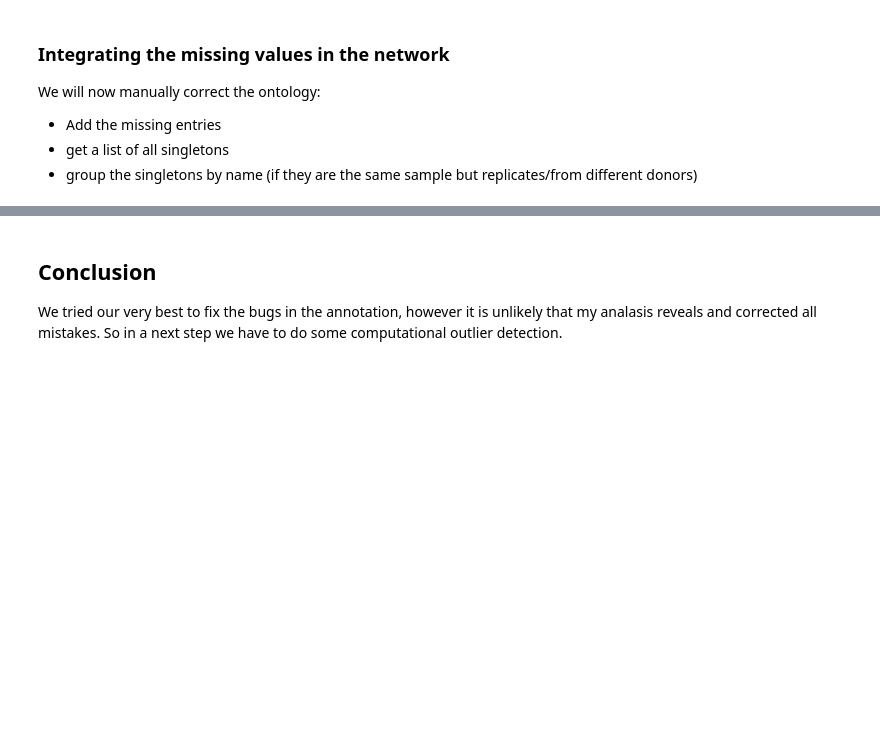
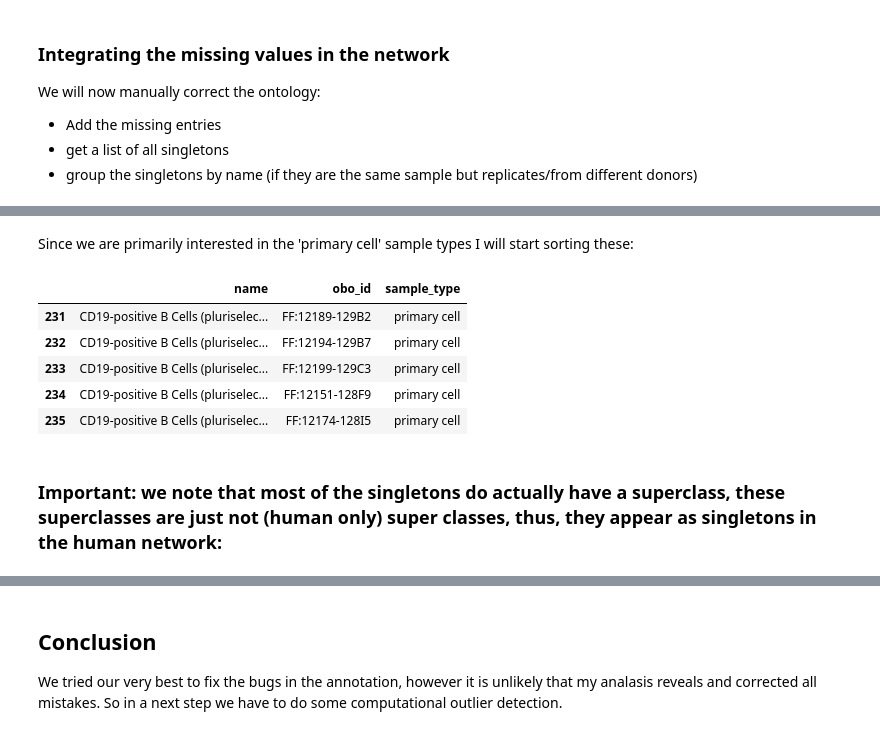
Before and after one commit to grst/fantom5-sig, a Jupyter notebook: improve_ontology.ipynb, the cells around one changed output, grey strips where cells are left out. Drawn from its saved outputs; the diff is of its cells as text; code cells hidden in the pictures; blank space fills up the shorter version.

```diff
--- a/improve_ontology.ipynb
+++ b/improve_ontology.ipynb
@@ -129,0 +213,11 @@ si_table = pd.read_excel("data/fantom5-S1.xls", sheetname=1)
+# %% [markdown]
+Since we are primarily interested in the 'primary cell' sample types I will start sorting these:
+# %%
+singletons_df[['name', 'obo_id', 'sample_type']][singletons_df.sample_type == 'primary cell'].head()
+# %% [output]
+|  | name | obo_id | sample_type |
+| 231 | CD19-positive B Cells (pluriselec... | FF:12189-129B2 | primary cell |
+| 232 | CD19-positive B Cells (pluriselec... | FF:12194-129B7 | primary cell |
+| 233 | CD19-positive B Cells (pluriselec... | FF:12199-129C3 | primary cell |
+| 234 | CD19-positive B Cells (pluriselec... | FF:12151-128F9 | primary cell |
+| 235 | CD19-positive B Cells (pluriselec... | FF:12174-128I5 | primary cell |
@@ -129,0 +226,2 @@ si_table = pd.read_excel("data/fantom5-S1.xls", sheetname=1)
+# %% [markdown]
+### Important: we note that most of the singletons do actually have a superclass, these superclasses are just not (human only) super classes, thus, they appear as singletons in the human network:
```
Also changed, not shown: parts of 40 cells of this notebook, 3 other files.
